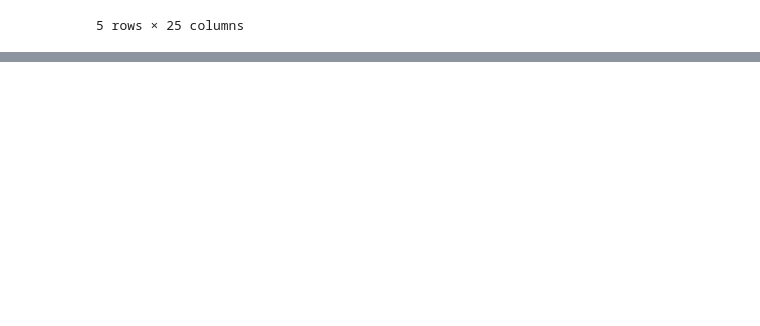
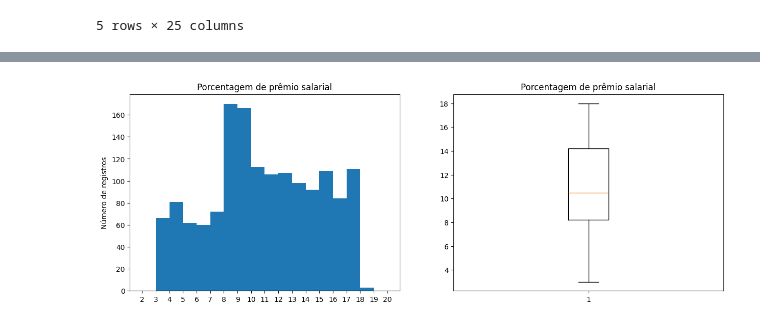
Before and after one commit to LucasDSF7/Data-Analysis-Puc-Rio, a Jupyter notebook: mvp/ia_jobs_market.ipynb, the cells around one changed output, grey strips where cells are left out. Cells and saved outputs as stored; diff of their text form; code cells hidden in the pictures; blank space fills up the shorter version.

```diff
--- a/mvp/ia_jobs_market.ipynb
+++ b/mvp/ia_jobs_market.ipynb
@@ -109,0 +246,6 @@ df.head()
+# %%
+sr = df_copy['ai_salary_premium_pct']
+config = HistogramConfig(sr=sr, bins=list(range(2, 21, 1)), title='Porcentagem de prêmio salarial')
+numeric_feature_hist_box_plots(config)
+# %% [output]
+[figure, added]
```
Also changed, not shown: parts of 35 cells of this notebook.
